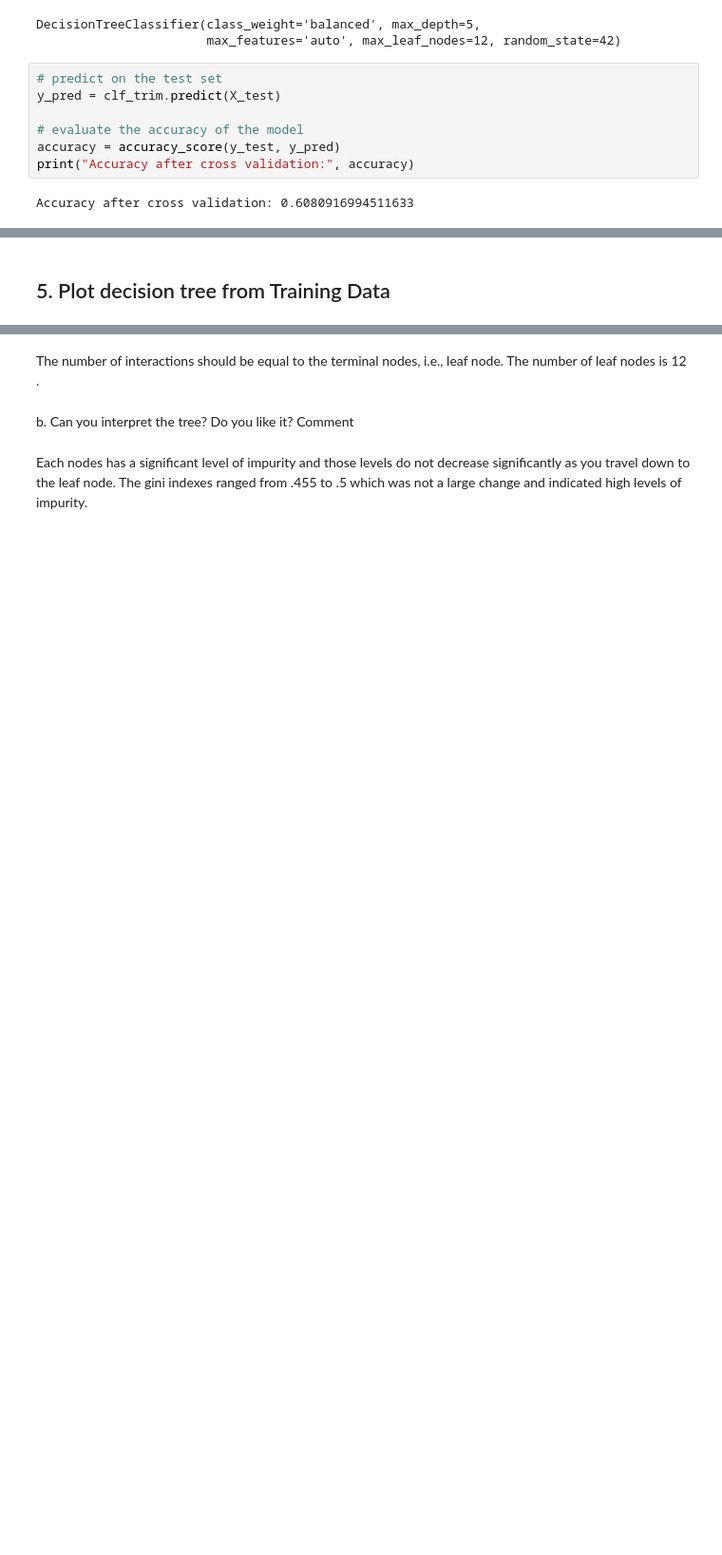
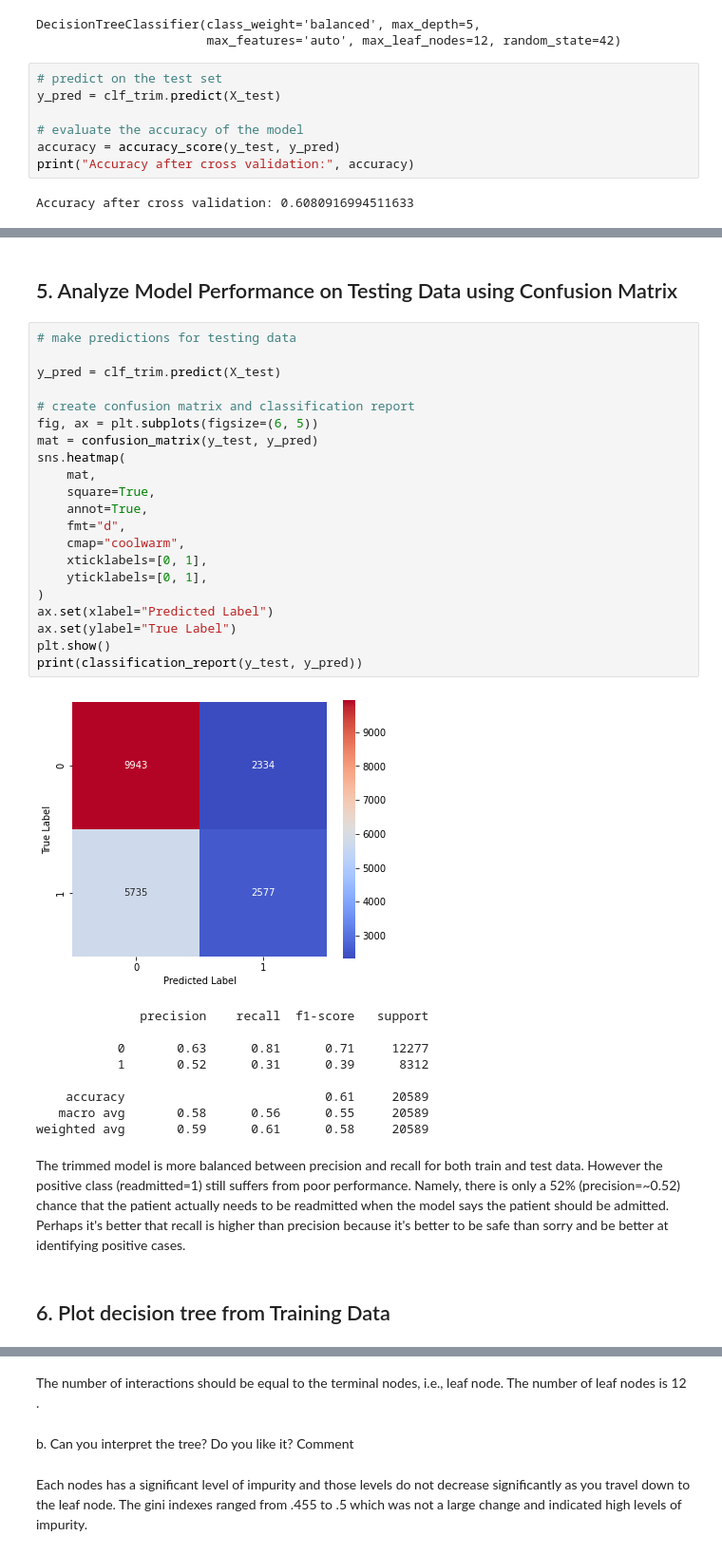
Before and after one commit to zqw86713/MSCA_31008_0N01_Winter_2023_Data_Mining_Principles, a Jupyter notebook: Assignment4/MScA_31008_Group_Assignment_4_Part_2.ipynb, the cells around one changed output, grey strips where cells are left out. Shown: that part at 95% size. Drawn from its saved outputs; the diff is of its cells as text; blank space fills up the shorter version.

```diff
--- a/Assignment4/MScA_31008_Group_Assignment_4_Part_2.ipynb
+++ b/Assignment4/MScA_31008_Group_Assignment_4_Part_2.ipynb
@@ -281,8 +277,43 @@ print(classification_report(y_train, y_pred))
     accuracy                           0.61     48041
    macro avg       0.59      0.56      0.55     48041
 weighted avg       0.60      0.61      0.58     48041
+# %% [markdown]
+## 5. Analyze Model Performance on Testing Data using Confusion Matrix
+# %%
+# make predictions for testing data
+
+y_pred = clf_trim.predict(X_test)
+
+# create confusion matrix and classification report
+fig, ax = plt.subplots(figsize=(6, 5))
+mat = confusion_matrix(y_test, y_pred)
+sns.heatmap(
+    mat,
+    square=True,
+    annot=True,
+    fmt="d",
+    cmap="coolwarm",
+    xticklabels=[0, 1],
+    yticklabels=[0, 1],
+)
+ax.set(xlabel="Predicted Label")
+ax.set(ylabel="True Label")
+plt.show()
+print(classification_report(y_test, y_pred))
+# %% [output]
+[figure, added]
+              precision    recall  f1-score   support
+
+           0       0.63      0.81      0.71     12277
+           1       0.52      0.31      0.39      8312
+
+    accuracy                           0.61     20589
+   macro avg       0.58      0.56      0.55     20589
+weighted avg       0.59      0.61      0.58     20589
+# %% [markdown]
+The trimmed model is more balanced between precision and recall for both train and test data. However the positive class (readmitted=1) still suffers from poor performance. Namely, there is only a 52% (precision=~0.52) chance that the patient actually needs to be readmitted when the model says the patient should be admitted. Perhaps it's better that recall is higher than precision because it's better to be safe than sorry and be better at identifying positive cases.
 # %% [markdown]
-## 5. Plot decision tree from Training Data
+## 6. Plot decision tree from Training Data
 # %%
 from sklearn.tree import export_graphviz
 from IPython.display import Image
```
Also changed, not shown: parts of 11 cells of this notebook.
